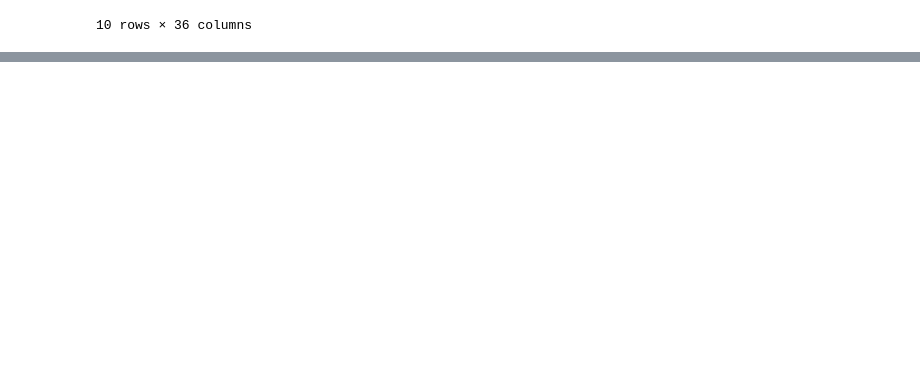
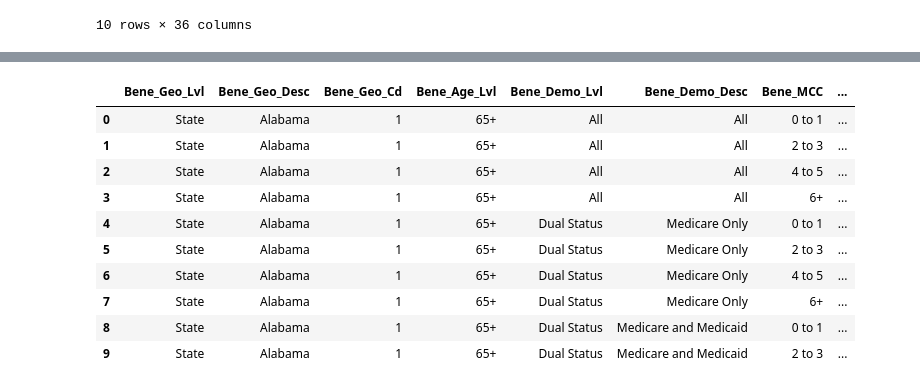
Before and after one commit to stephe-hu/datacsi_1_loading, a Jupyter notebook: hha507Assignment1.ipynb, the cells around one changed output, grey strips where cells are left out. Saved outputs shown, nothing was run; the diff lists cells and outputs as text; code cells hidden in the pictures; blank space fills up the shorter version.

```diff
--- a/hha507Assignment1.ipynb
+++ b/hha507Assignment1.ipynb
@@ -103,0 +119,15 @@ dataset6.head(10)
+# %%
+dataset8 = pd.read_json('https://data.cms.gov/data-api/v1/dataset/15b08729-6ea2-4789-bf1a-b96b1da8338f/data')
+dataset8.head(10)
+# %% [output]
+|  | Bene_Geo_Lvl | Bene_Geo_Desc | Bene_Geo_Cd | Bene_Age_Lvl | Bene_Demo_Lvl | Bene_Demo_Desc | Bene_MCC | ... |
+| 0 | State | Alabama | 1 | 65+ | All | All | 0 to 1 | ... |
+| 1 | State | Alabama | 1 | 65+ | All | All | 2 to 3 | ... |
+| 2 | State | Alabama | 1 | 65+ | All | All | 4 to 5 | ... |
+| 3 | State | Alabama | 1 | 65+ | All | All | 6+ | ... |
+| 4 | State | Alabama | 1 | 65+ | Dual Status | Medicare Only | 0 to 1 | ... |
+| 5 | State | Alabama | 1 | 65+ | Dual Status | Medicare Only | 2 to 3 | ... |
+| 6 | State | Alabama | 1 | 65+ | Dual Status | Medicare Only | 4 to 5 | ... |
+| 7 | State | Alabama | 1 | 65+ | Dual Status | Medicare Only | 6+ | ... |
+| 8 | State | Alabama | 1 | 65+ | Dual Status | Medicare and Medicaid | 0 to 1 | ... |
+| 9 | State | Alabama | 1 | 65+ | Dual Status | Medicare and Medicaid | 2 to 3 | ... |
```
Also changed, not shown: parts of 1 cell of this notebook.
